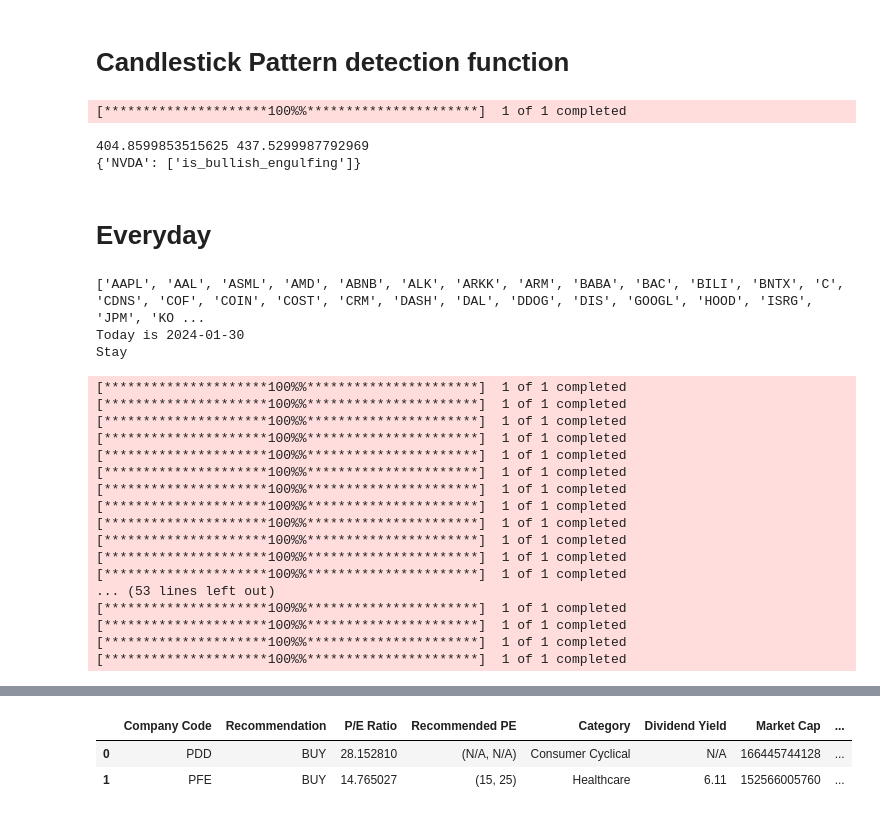
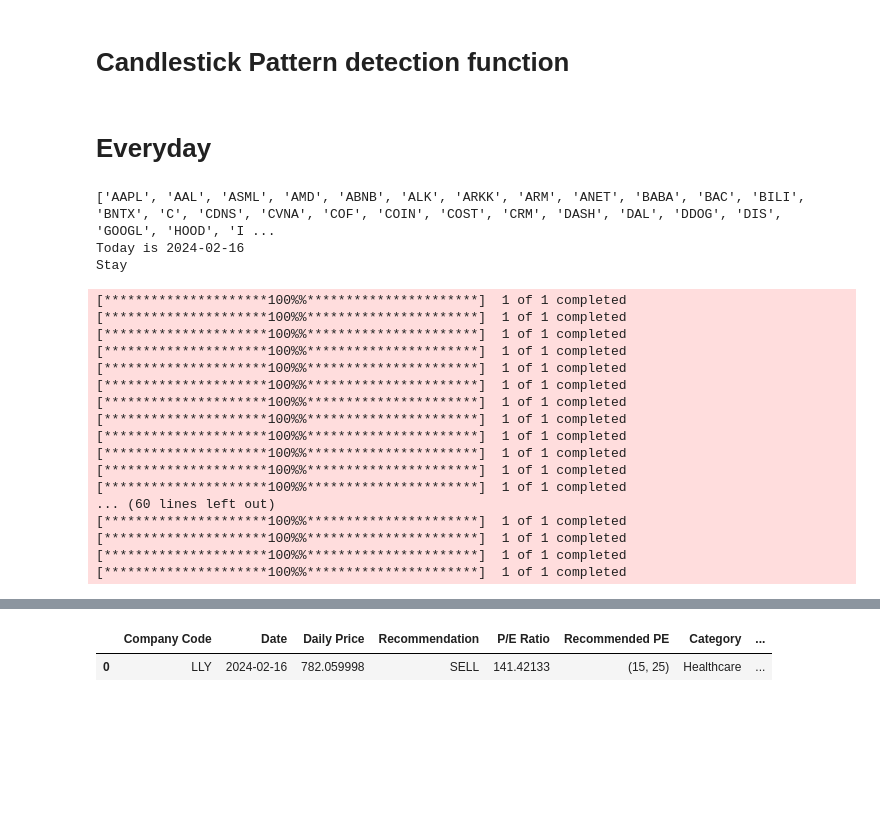
Before and after one commit to zhijiezh/stock-daily-check, a Jupyter notebook: test.ipynb, the cells around one changed output, grey strips where cells are left out. Cells and saved outputs as stored; diff of their text form; code cells hidden in the pictures; blank space fills up the shorter version.

```diff
--- a/test.ipynb
+++ b/test.ipynb
@@ -645,9 +497,9 @@ def upcoming_earnings(tickers, reference_date, within_days=10):
     return earnings_list
 
 # Example usage
-tickers = ['AAPL', 'MSFT', 'GOOG', 'AMZN']  # Replace with your list of tickers
-date = '2024-01-24'  # Replace with your reference date
+# tickers = ['AAPL', 'MSFT', 'GOOG', 'AMZN']  # Replace with your list of tickers
+# date = '2024-01-24'  # Replace with your reference date
 
-stocks_with_upcoming_earnings = upcoming_earnings(tickers, date)
-for ticker, earnings_date in stocks_with_upcoming_earnings:
-    print(f"{ticker}: Earnings on {earnings_date}")
+# stocks_with_upcoming_earnings = upcoming_earnings(tickers, date)
+# for ticker, earnings_date in stocks_with_upcoming_earnings:
+#     print(f"{ticker}: Earnings on {earnings_date}")
@@ -673,29 +520,25 @@ def is_bullish_engulfing(data):
 # %%
-def candlestick_alerts(tickers, patterns, date):
-    alerts = {}
-    end_date = pd.to_datetime(date)+pd.Timedelta(days=1)
-    start_date = end_date - pd.Timedelta(days=30)  # Assuming 30 days is enough to detect patterns
+# def candlestick_alerts(tickers, patterns, date):
+#     alerts = {}
+#     end_date = pd.to_datetime(date)+pd.Timedelta(days=1)
+#     start_date = end_date - pd.Timedelta(days=30)  # Assuming 30 days is enough to detect patterns
 
-    for ticker in tickers:
-        data = yf.download(ticker, start=start_date, end=end_date)
+#     for ticker in tickers:
+#         data = yf.download(ticker, start=start_date, end=end_date)
 
-        for pattern in patterns:
-            if pattern(data):
-                alerts.setdefault(ticker, []).append(pattern.__name__)
+#         for pattern in patterns:
+#             if pattern(data):
+#                 alerts.setdefault(ticker, []).append(pattern.__name__)
 
-    return alerts
+#     return alerts
 
-# Example usage
-tickers = ['NVDA']
-patterns = [is_bullish_engulfing]  # Add more patterns as needed
-date = '2023-08-14'
+# # Example usage
+# tickers = ['NVDA']
+# patterns = [is_bullish_engulfing]  # Add more patterns as needed
+# date = '2023-08-14'
 
-alerts = candlestick_alerts(tickers, patterns, date)
-print(alerts)
+# alerts = candlestick_alerts(tickers, patterns, date)
+# print(alerts)
-# %% [output]
-[*********************100%%**********************]  1 of 1 completed
-404.8599853515625 437.5299987792969
-{'NVDA': ['is_bullish_engulfing']}
 # %% [markdown]
 # Everyday
 # %%
@@ -706,7 +549,7 @@ date = datetime.today().strftime("%Y-%m-%d")
 # date = '2024-01-06'
 crypto = ['BTC-USD', 'ETH-USD']
 cn_tickers = ['601288.SS', '688091.SS', '600221.SS', '600733.SS', '300169.SZ','603628.SS']
-tickers = ['AAPL','AAL', 'ASML','AMD', 'ABNB','ALK', 'ARKK','ARM','BABA','BAC','BILI','BNTX','C', 'CDNS','COF', 'COIN', 'COST', 'CRM', 'DASH', 'DAL', 'DDOG', 'DIS', 'GOOGL', 'HOOD', 'ISRG', 'JPM', 'KO', 'KRE', 'LYFT', 'MDB','META', 'MSFT', 'NKE','NEE', 'NVDA', 'ORCL', 'OXY', 'PDD', 'PLTR', 'PFE', 'RBLX', 'SAVE', 'SHOP', 'SNOW', 'SOFI', 'SMCI', 'SNAP', 'INTC', 'BA', 'TMF', 'TRV', 'TSLA', 'TSM', 'UAL', 'UBER','UHAL', 'UPS', 'WFC','XOM', 'DHI', 'MMM', 'NFLX']
+tickers = ['AAPL','AAL', 'ASML','AMD', 'ABNB','ALK', 'ARKK','ARM', 'ANET','BABA','BAC','BILI','BNTX','C', 'CDNS', 'CVNA','COF', 'COIN', 'COST', 'CRM', 'DASH', 'DAL', 'DDOG', 'DIS', 'GOOGL', 'HOOD', 'ISRG', 'JPM', 'KO', 'KRE', 'LYFT', 'LLY', 'MDB','META', 'MSFT', 'NKE','NEE', 'NVDA', 'NVO', 'ORCL', 'OXY', 'PDD', 'PLTR', 'PFE', 'RBLX', 'SAVE', 'SHOP', 'SNOW', 'SOFI', 'SMCI', 'SNAP', 'SBUX', 'SPOT','INTC', 'BA', 'TMF', 'TRV', 'TSLA', 'TSM', 'UAL', 'UBER','UHAL', 'UPS', 'WFC','XOM', 'DHI', 'MMM', 'NFLX']
 tickers = tickers + cn_tickers + crypto
 # tickers = sp500_tickers + nasdaq_tickers
 print(tickers)
@@ -725,8 +568,8 @@ for ticker, earnings_date in stocks_with_upcoming_earnings:
 pd.set_option('display.max_rows', None)
 display(stock_table)
 # %% [output]
-['AAPL', 'AAL', 'ASML', 'AMD', 'ABNB', 'ALK', 'ARKK', 'ARM', 'BABA', 'BAC', 'BILI', 'BNTX', 'C', 'CDNS', 'COF', 'COIN', 'COST', 'CRM', 'DASH', 'DAL', 'DDOG', 'DIS', 'GOOGL', 'HOOD', 'ISRG', 'JPM', 'KO ...
-Today is 2024-01-30
+['AAPL', 'AAL', 'ASML', 'AMD', 'ABNB', 'ALK', 'ARKK', 'ARM', 'ANET', 'BABA', 'BAC', 'BILI', 'BNTX', 'C', 'CDNS', 'CVNA', 'COF', 'COIN', 'COST', 'CRM', 'DASH', 'DAL', 'DDOG', 'DIS', 'GOOGL', 'HOOD', 'I ...
+Today is 2024-02-16
 Stay
 [*********************100%%**********************]  1 of 1 completed
 [*********************100%%**********************]  1 of 1 completed
@@ -740,7 +583,7 @@ Stay
 [*********************100%%**********************]  1 of 1 completed
 [*********************100%%**********************]  1 of 1 completed
 [*********************100%%**********************]  1 of 1 completed
-... (53 lines left out)
+... (60 lines left out)
 [*********************100%%**********************]  1 of 1 completed
 [*********************100%%**********************]  1 of 1 completed
 [*********************100%%**********************]  1 of 1 completed
@@ -755,3 +593,2 @@ UHAL: Earnings on 2024-02-06 00:00:00
-|  | Company Code | Recommendation | P/E Ratio | Recommended PE | Category | Dividend Yield | Market Cap | ... |
-| 0 | PDD | BUY | 28.152810 | (N/A, N/A) | Consumer Cyclical | N/A | 166445744128 | ... |
-| 1 | PFE | BUY | 14.765027 | (15, 25) | Healthcare | 6.11 | 152566005760 | ... |
+|  | Company Code | Date | Daily Price | Recommendation | P/E Ratio | Recommended PE | Category | ... |
+| 0 | LLY | 2024-02-16 | 782.059998 | SELL | 141.42133 | (15, 25) | Healthcare | ... |
```
Also changed, not shown: parts of 13 cells of this notebook.
